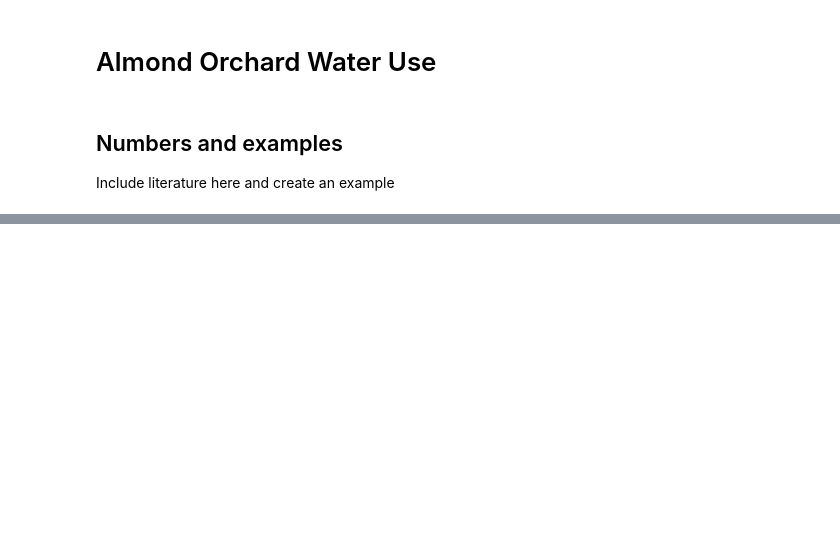
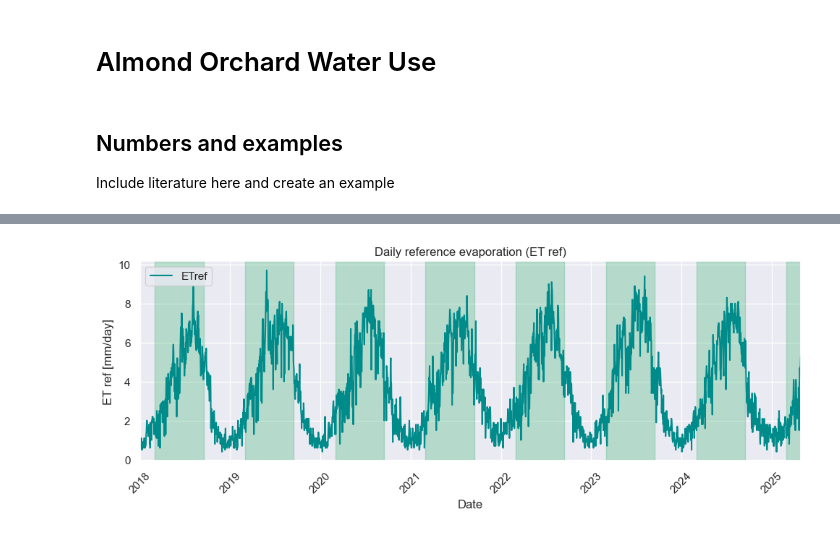
Before and after one commit to nadja1390/RAFIP, a Jupyter notebook: Orchard_Water_Use.ipynb, the cells around one changed output, grey strips where cells are left out. Saved outputs shown, nothing was run; the diff lists cells and outputs as text; code cells hidden in the pictures; blank space fills up the shorter version.

Commit message:
adding wapor and vis

```diff
--- a/Orchard_Water_Use.ipynb
+++ b/Orchard_Water_Use.ipynb
@@ -39,0 +50,18 @@ the optimal deficit irrigation program for almond should prioritize supplying th
+# %%
+import matplotlib.pyplot as plt
+import pandas as pd
+import os
+import seaborn as sns
+
+# to pick it up fast where you left
+df_ETref = pd.read_csv(os.path.join('Data/Evaporation','Ref_ET.csv'), index_col=0, header=0, names=['ETref'], delimiter=';', decimal=',')
+df_ETref.index = pd.to_datetime(df_ETref.index)
+
+print(df_ETref.head())
+
+
+# to pick it up fast where you left
+df_dek = pd.read_csv(os.path.join('Data/Evaporation','Wapor.csv'), index_col=0, header=0, names=["AETI","RET","PCP"], delimiter=';', decimal=',')
+df_dek.index = pd.to_datetime(df_dek.index)
+
+print(df_dek.head())
@@ -39,0 +81,27 @@ the optimal deficit irrigation program for almond should prioritize supplying th
+# %%
+# === Plot NDVI time series with min/max around median ===
+sns.set_theme()
+
+fig, ax = plt.subplots(figsize=(10, 4))
+
+df_ETref.plot(color='darkcyan', ax=ax)
+
+# Loop through each year and color the background for March to September
+for year in range(df_ETref.index.year.min(), df_ETref.index.year.max() + 1):
+    start_date = pd.Timestamp(f'{year}-03-01')  # March 1st of the year
+    end_date = pd.Timestamp(f'{year}-09-15')   # September 30th of the year
+    ax.axvspan(start_date, end_date, color='mediumseagreen', alpha=0.3)
+
+# Labels and legend
+plt.title('Daily reference evaporation (ET ref)')
+plt.xlabel('Date')
+plt.ylabel('ET ref [mm/day]')
+plt.legend()
+plt.grid(True)
+plt.xticks(rotation=45)
+plt.tight_layout()
+
+# === Show plot ===
+plt.show()
+# %% [output]
+[figure, added]
```
Also changed, not shown: parts of 8 cells of this notebook, 4 other files.
